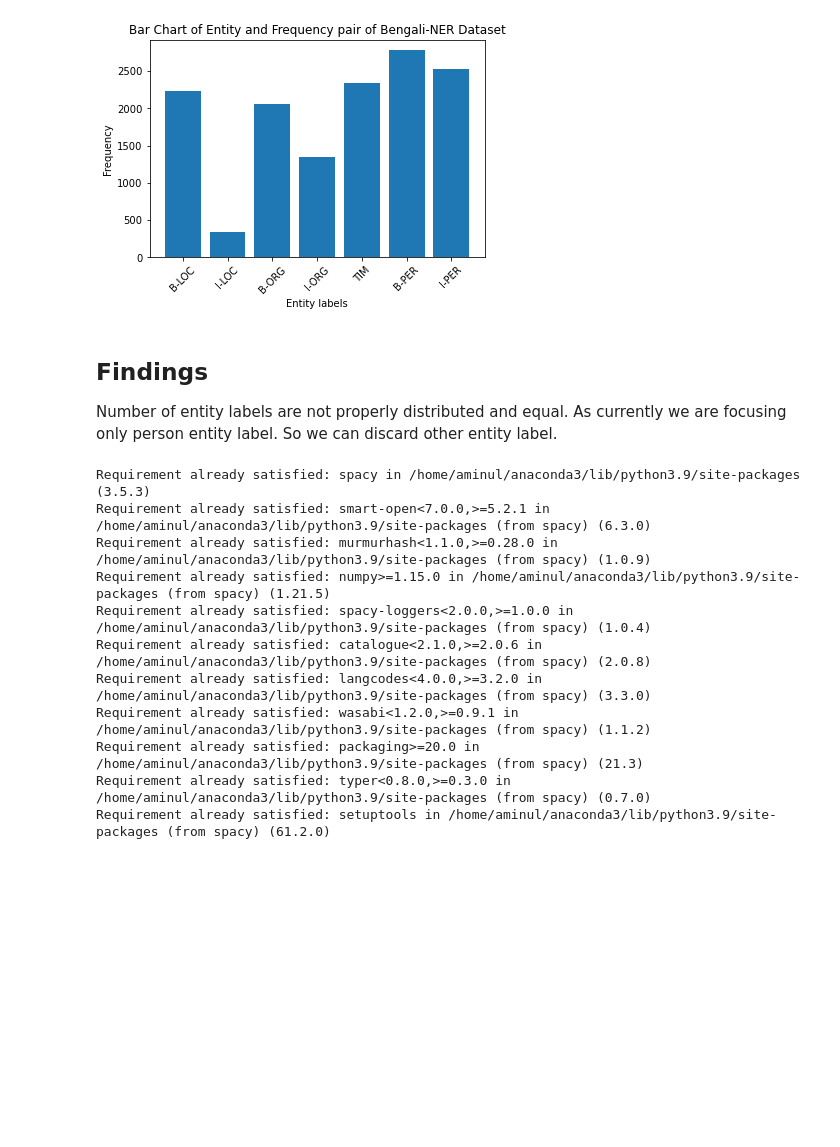
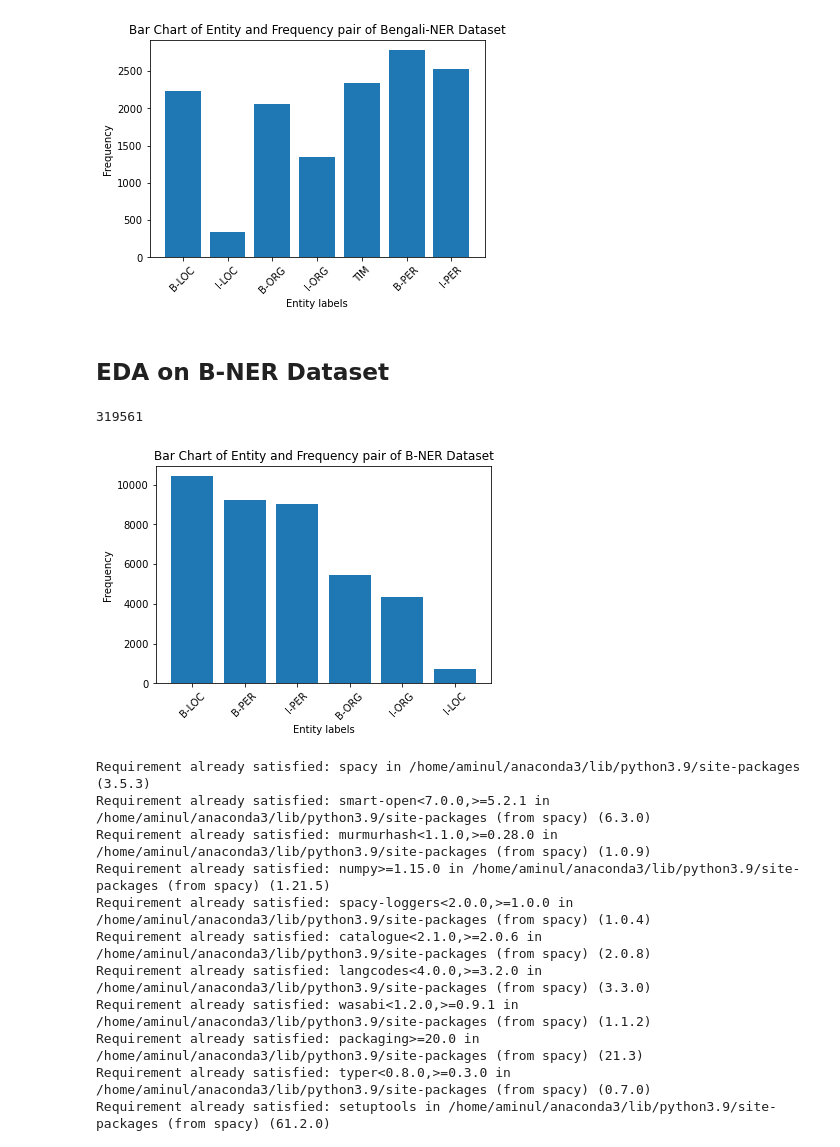
Before and after one commit to aminul-palash/Bangla_NER, a Jupyter notebook: notebooks/Exploratory Data Analysis.ipynb, the cells around one changed output. Drawn from its saved outputs; the diff is of its cells as text; code cells hidden in the pictures; blank space fills up the shorter version.

```diff
--- a/notebooks/Exploratory Data Analysis.ipynb
+++ b/notebooks/Exploratory Data Analysis.ipynb
@@ -108,6 +107,24 @@ plot_bar_chart(unique_label_banglaner)
 # %% [output]
 [figure]
 # %% [markdown]
-## Findings
-
-Number of entity labels are not properly distributed and equal. As currently we are focusing only person entity label. So we can discard other entity label.
+## EDA on B-NER Dataset
+# %%
+from collections import defaultdict
+
+lines = []
+unique_label_banglaner = defaultdict(int)
+with open("../data/B-NER.txt", 'r') as file:
+    for line in file:
+        line = line.strip()
+        line = line.replace('\ufeff', '')
+        if not line or len(line.split('\t')) != 2:
+            continue
+
+        text, tag = line.split('\t')
+
+        unique_label_banglaner[tag] = unique_label_banglaner[tag] + 1
+        lines.append(line)
+
+len(lines)
+# %% [output]
+319561
@@ -114,3 +133,20 @@ Number of entity labels are not properly distributed and equal. As currently we
+# %%
+import matplotlib.pyplot as plt
+
+def plot_bar_chart(data_dict):
+    keys = data_dict.keys()
+    values = data_dict.values()
+
+    plt.bar(keys, values)
+    plt.xlabel('Entity labels')
+    plt.ylabel('Frequency')
+    plt.title('Bar Chart of Entity and Frequency pair of B-NER Dataset')
+    plt.xticks(rotation=45)
+    plt.show()
+# %%
+plot_bar_chart(unique_label_banglaner)
+# %% [output]
+[figure, added]
 # %%
 !pip install  spacy
 !pip install spacy-transformers
```
Also changed, not shown: parts of 3 cells of this notebook, 6 other files.
